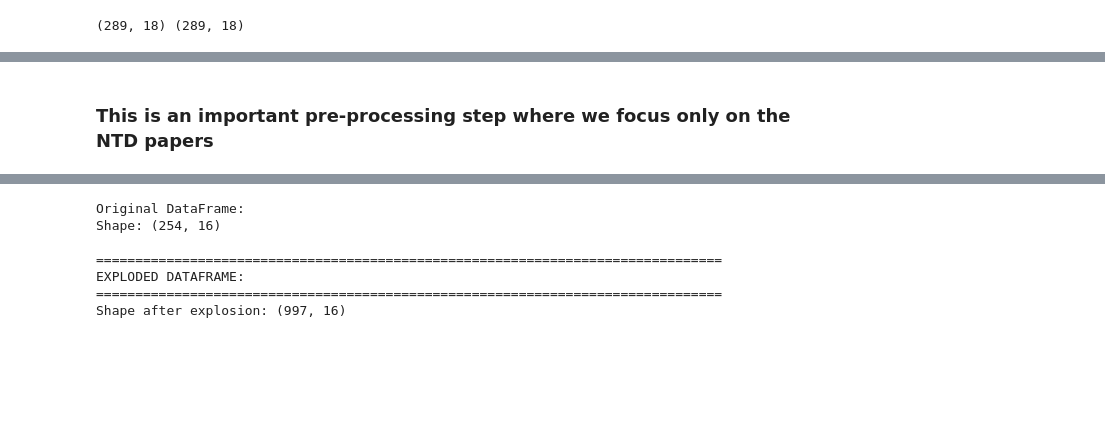
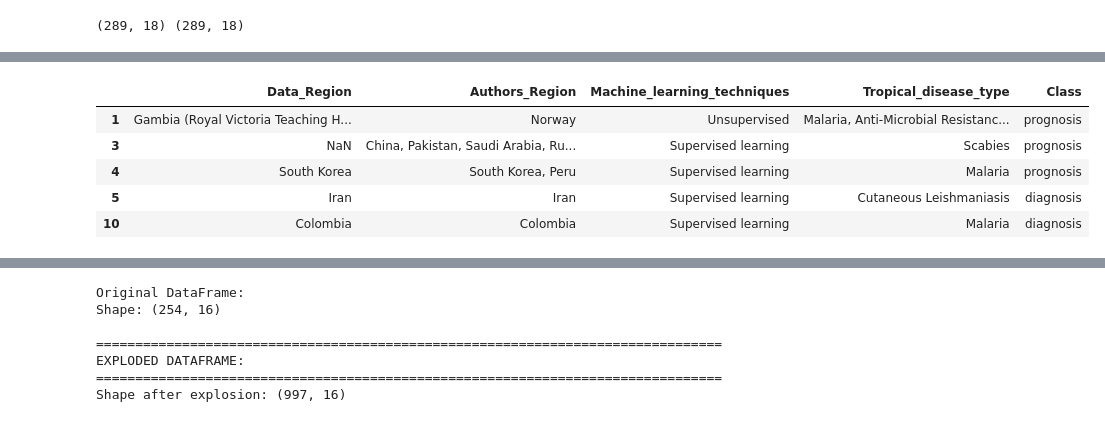
Before and after one commit to yusufbrima/MLNTD, a Jupyter notebook: Analysis.ipynb, the cells around one changed output, grey strips where cells are left out. Saved outputs shown, nothing was run; the diff lists cells and outputs as text; code cells hidden in the pictures; blank space fills up the shorter version.

```diff
--- a/Analysis.ipynb
+++ b/Analysis.ipynb
@@ -512,5 +559,25 @@ plt.show()
-# %% [markdown]
-### This is an important pre-processing step where we focus only on the NTD papers
+# %%
+# Assuming new_df is already loaded from your previous code
+# If you're running this in a new session, load the CSV first:
+new_df = merged_df.copy()
+
+# Clean the data - remove NaN, 'nan' strings, and empty strings
+new_df = new_df.dropna(subset=['funding_details', 'Affiliations','Class'])
+new_df = new_df[~new_df['funding_details'].str.contains('nan', case=False, na=False)]
+new_df = new_df[~new_df['Affiliations'].str.contains('nan', case=False, na=False)]
+new_df = new_df[~new_df['Class'].str.contains('nan', case=False, na=False)]
+
+new_df = new_df[new_df['funding_details'].str.strip() != '']
+new_df = new_df[new_df['Affiliations'].str.strip() != '']
+new_df = new_df[new_df['Class'].str.strip() != '']
+new_df[columns_to_clean].head()
+# %% [output]
+|  | Data_Region | Authors_Region | Machine_learning_techniques | Tropical_disease_type | Class |
+| 1 | Gambia (Royal Victoria Teaching H... | Norway | Unsupervised | Malaria, Anti-Microbial Resistanc... | prognosis |
+| 3 | NaN | China, Pakistan, Saudi Arabia, Ru... | Supervised learning | Scabies | prognosis |
+| 4 | South Korea | South Korea, Peru | Supervised learning | Malaria | prognosis |
+| 5 | Iran | Iran | Supervised learning | Cutaneous Leishmaniasis | diagnosis |
+| 10 | Colombia | Colombia | Supervised learning | Malaria | diagnosis |
 # %%
 # Step 1: Flatten dictionary values into a set of allowed variants (case-insensitive)
 allowed_terms = {v.lower() for variants in ntd_variants.values() for v in variants}
```
Also changed, not shown: parts of 43 cells of this notebook, 41 other files.
